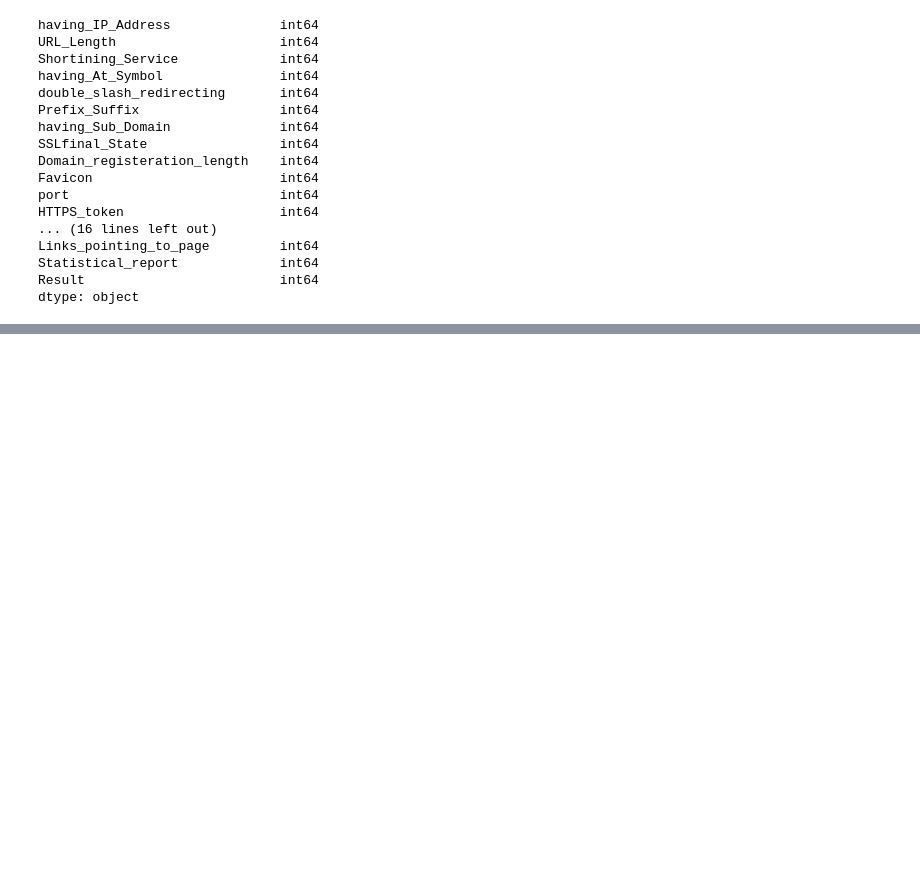
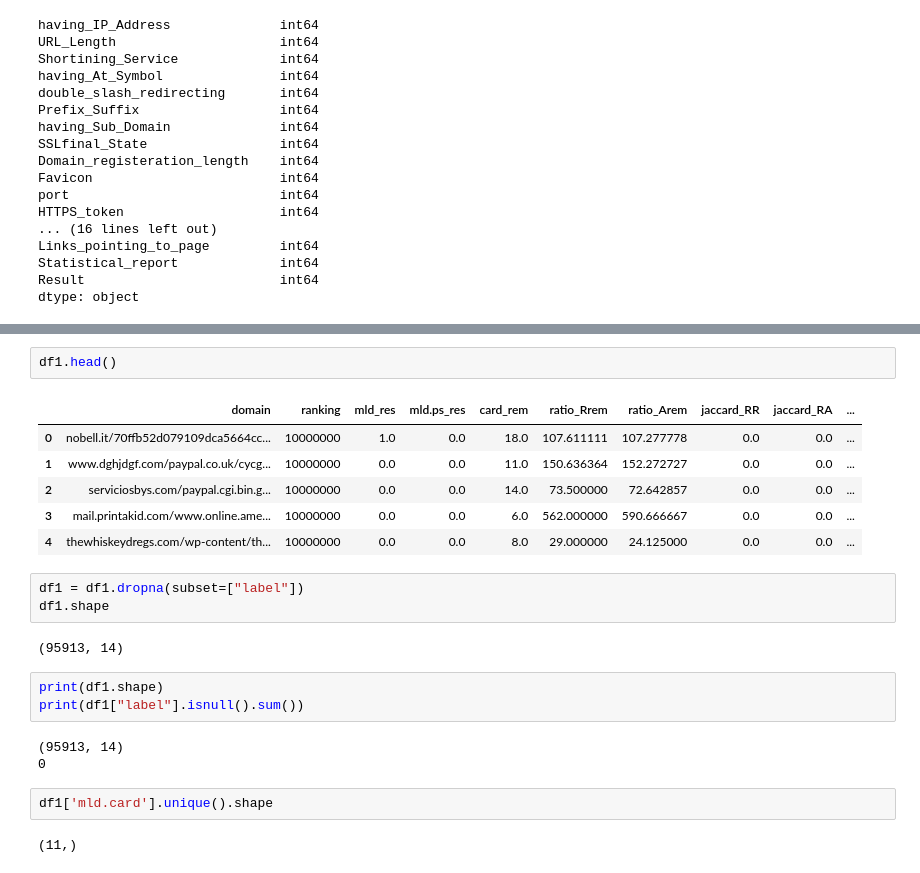
Before and after one commit to MOHITPUNIA70155/website_phising, a Jupyter notebook: notebooks/01_data_exploration.ipynb, the cells around one changed output, grey strips where cells are left out. Drawn from its saved outputs; the diff is of its cells as text; blank space fills up the shorter version.

```diff
--- a/notebooks/01_data_exploration.ipynb
+++ b/notebooks/01_data_exploration.ipynb
@@ -334,0 +445,24 @@ def features)analysis
+# %%
+df1.head()
+# %% [output]
+|  | domain | ranking | mld_res | mld.ps_res | card_rem | ratio_Rrem | ratio_Arem | jaccard_RR | jaccard_RA | ... |
+| 0 | nobell.it/70ffb52d079109dca5664cc... | 10000000 | 1.0 | 0.0 | 18.0 | 107.611111 | 107.277778 | 0.0 | 0.0 | ... |
+| 1 | www.dghjdgf.com/paypal.co.uk/cycg... | 10000000 | 0.0 | 0.0 | 11.0 | 150.636364 | 152.272727 | 0.0 | 0.0 | ... |
+| 2 | serviciosbys.com/paypal.cgi.bin.g... | 10000000 | 0.0 | 0.0 | 14.0 | 73.500000 | 72.642857 | 0.0 | 0.0 | ... |
+| 3 | mail.printakid.com/www.online.ame... | 10000000 | 0.0 | 0.0 | 6.0 | 562.000000 | 590.666667 | 0.0 | 0.0 | ... |
+| 4 | thewhiskeydregs.com/wp-content/th... | 10000000 | 0.0 | 0.0 | 8.0 | 29.000000 | 24.125000 | 0.0 | 0.0 | ... |
+# %%
+df1 = df1.dropna(subset=["label"])
+df1.shape
+# %% [output]
+(95913, 14)
+# %%
+print(df1.shape)
+print(df1["label"].isnull().sum())
+# %% [output]
+(95913, 14)
+0
+# %%
+df1['mld.card'].unique().shape
+# %% [output]
+(11,)
```
Also changed, not shown: parts of 23 cells of this notebook, 5 other files.
